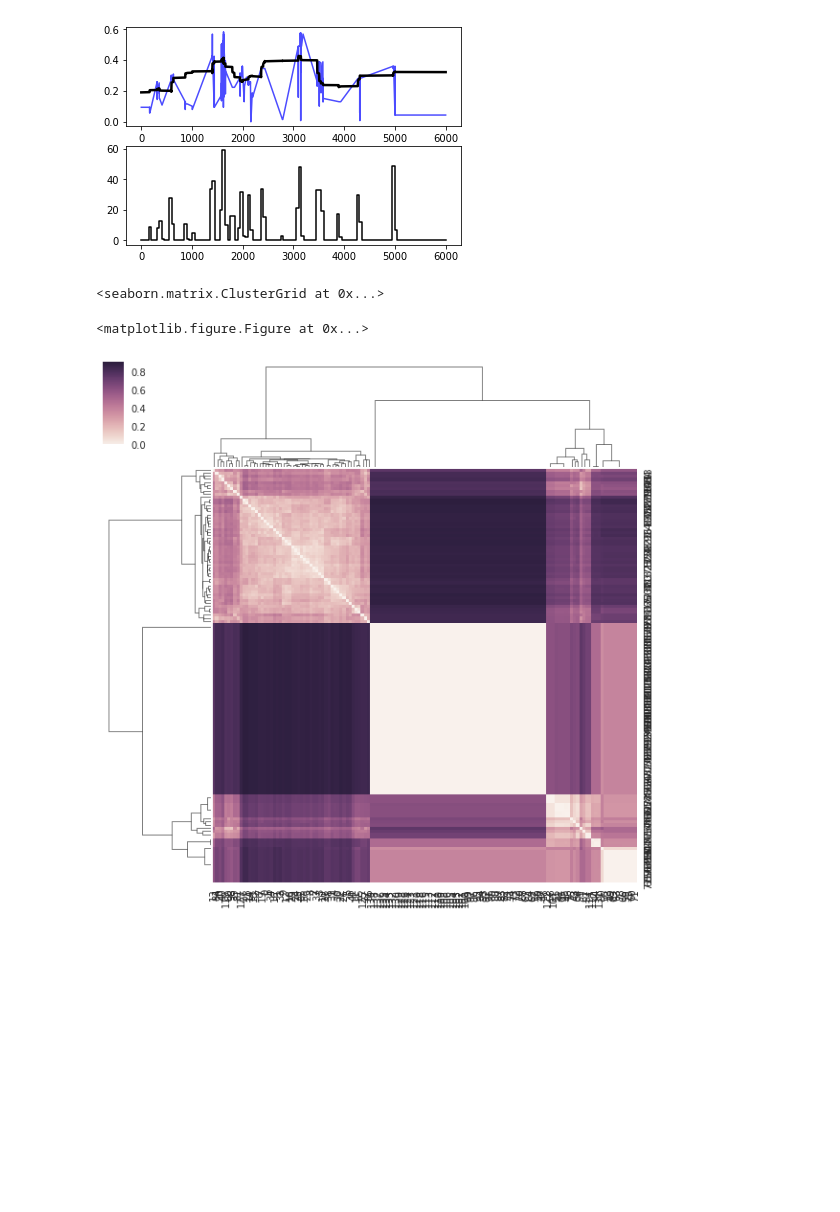
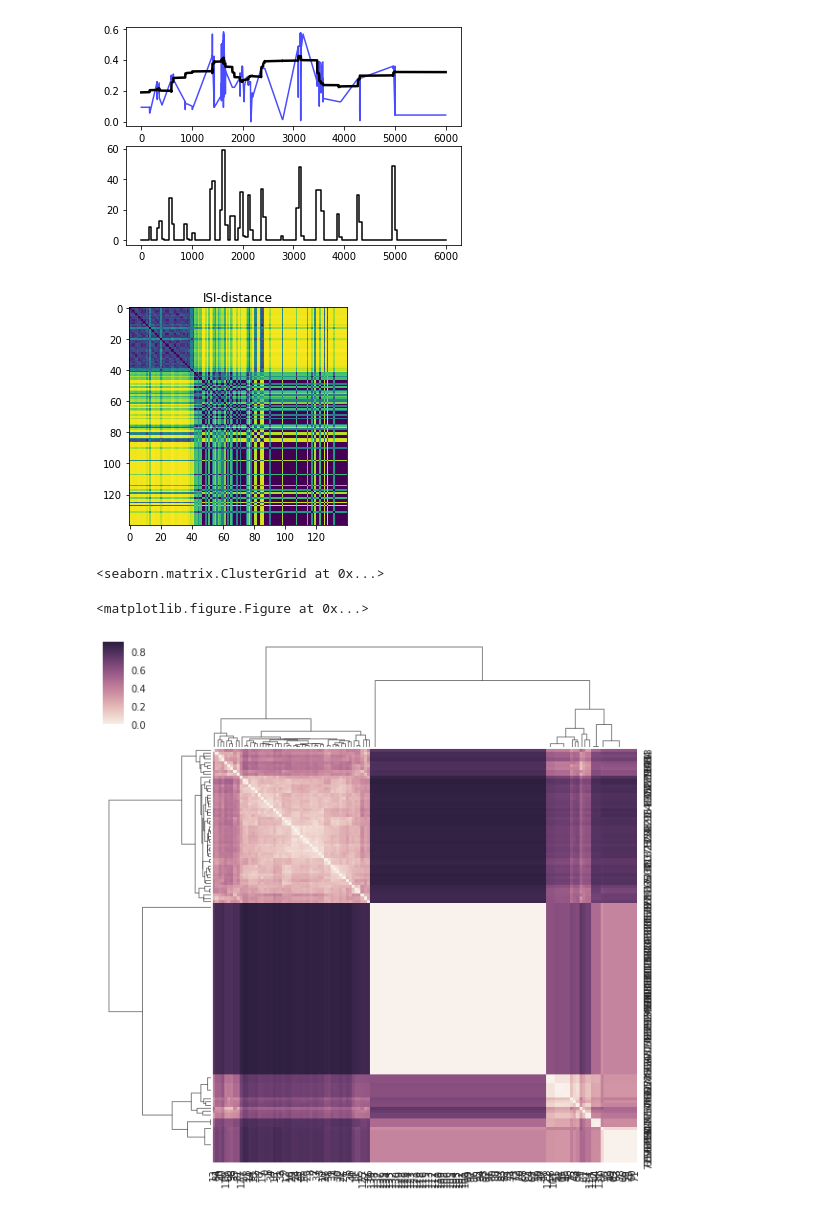
Before and after one commit to russelljjarvis/SpinnakerHippocampus, a Jupyter notebook: Spike_Analysis.ipynb, the cells around one changed output. Cells and saved outputs as stored; diff of their text form; code cells hidden in the pictures; blank space fills up the shorter version.

```diff
--- a/Spike_Analysis.ipynb
+++ b/Spike_Analysis.ipynb
@@ -202,20 +204,23 @@ Average: 0.318029466122
 # %%
 
 #print(spike_trains)
 plt.figure()
 isi_distance = spk.isi_distance_matrix(spike_trains)
-#plt.imshow(isi_distance, interpolation='none')
-#plt.title("ISI-distance")
-#plt.show()
+plt.imshow(isi_distance, interpolation='none')
+plt.title("ISI-distance")
+plt.show()
 
+plt.figure()
+plt.clf()
 import seaborn as sns
 sns.set()
 sns.clustermap(isi_distance)#,vmin=-,vmax=1);
 #plt.show()
 # %% [output]
+[figure, new version]
 <seaborn.matrix.ClusterGrid at 0x...>
 <matplotlib.figure.Figure at 0x...>
-[figure, old version]
+[figure, added]
 # %%
 
 
```
Also changed, not shown: parts of 5 cells of this notebook.
